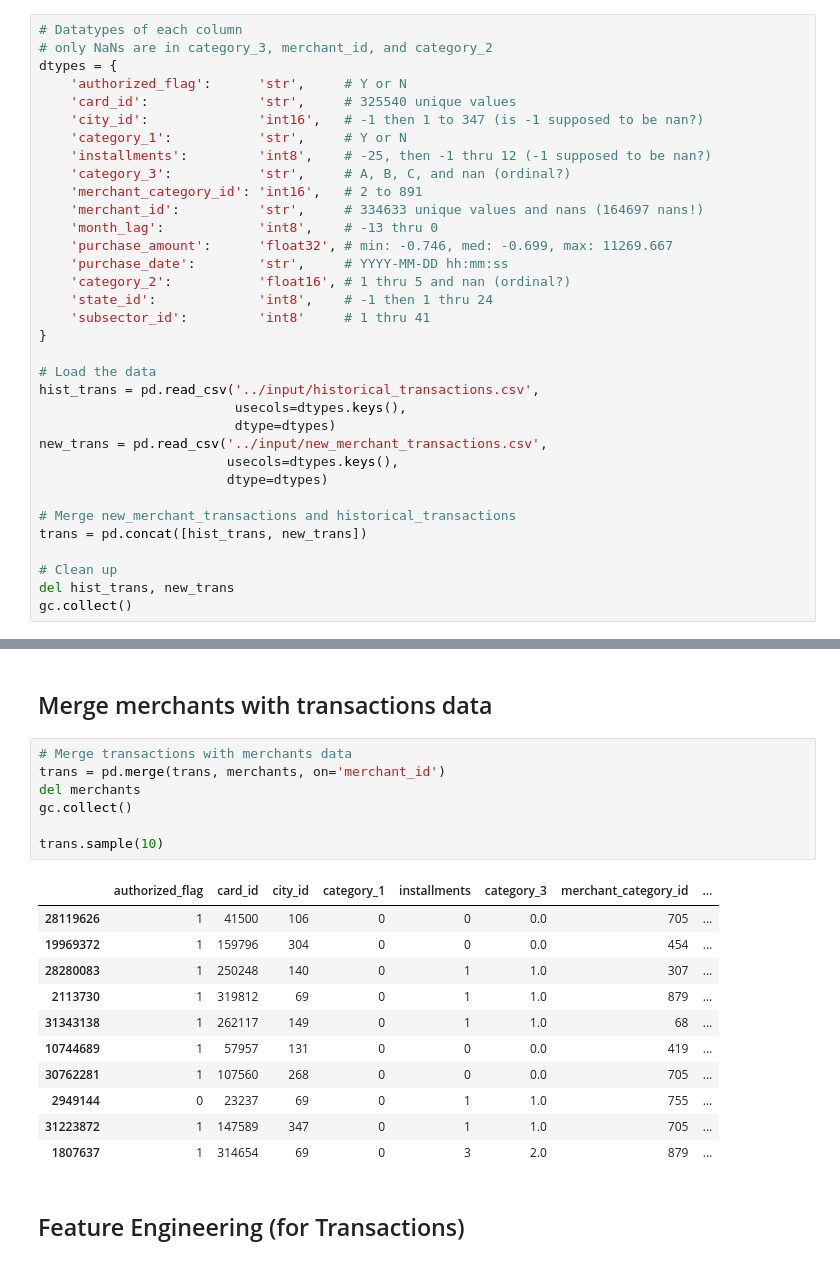
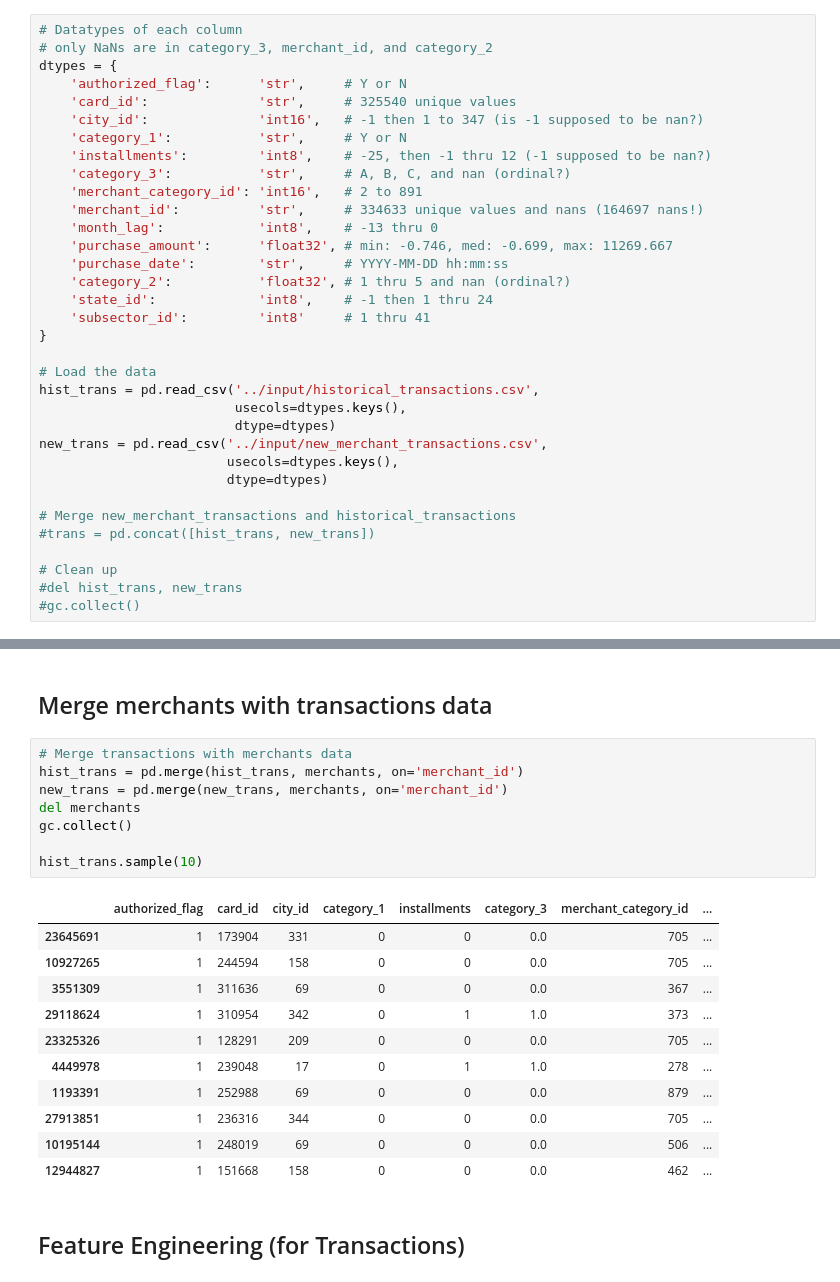
Before and after one commit to brendanhasz/thefantastic3-elo, a Jupyter notebook: Transactions_FeatureEngineering.ipynb, the cells around one changed output, grey strips where cells are left out. Saved outputs shown, nothing was run; the diff lists cells and outputs as text.

```diff
--- a/Transactions_FeatureEngineering.ipynb
+++ b/Transactions_FeatureEngineering.ipynb
@@ -265,7 +280,7 @@ dtypes = {
     'month_lag':            'int8',    # -13 thru 0
     'purchase_amount':      'float32', # min: -0.746, med: -0.699, max: 11269.667
     'purchase_date':        'str',     # YYYY-MM-DD hh:mm:ss
-    'category_2':           'float16', # 1 thru 5 and nan (ordinal?)
+    'category_2':           'float32', # 1 thru 5 and nan (ordinal?)
     'state_id':             'int8',    # -1 then 1 thru 24
     'subsector_id':         'int8'     # 1 thru 41
 }
@@ -279,8 +294,8 @@ new_trans = pd.read_csv('../input/new_merchant_transactions.csv',
                         dtype=dtypes)
 
 # Merge new_merchant_transactions and historical_transactions
-trans = pd.concat([hist_trans, new_trans])
+#trans = pd.concat([hist_trans, new_trans])
 
 # Clean up
-del hist_trans, new_trans
-gc.collect()
+#del hist_trans, new_trans
+#gc.collect()
@@ -320,23 +334,24 @@ preprocess_trans_data(trans)
 ## Merge merchants with transactions data
 # %%
 # Merge transactions with merchants data
-trans = pd.merge(trans, merchants, on='merchant_id')
+hist_trans = pd.merge(hist_trans, merchants, on='merchant_id')
+new_trans = pd.merge(new_trans, merchants, on='merchant_id')
 del merchants
 gc.collect()
 
-trans.sample(10)
+hist_trans.sample(10)
 # %% [output]
 |  | authorized_flag | card_id | city_id | category_1 | installments | category_3 | merchant_category_id | ... |
-| 28119626 | 1 | 41500 | 106 | 0 | 0 | 0.0 | 705 | ... |
-| 19969372 | 1 | 159796 | 304 | 0 | 0 | 0.0 | 454 | ... |
-| 28280083 | 1 | 250248 | 140 | 0 | 1 | 1.0 | 307 | ... |
-| 2113730 | 1 | 319812 | 69 | 0 | 1 | 1.0 | 879 | ... |
-| 31343138 | 1 | 262117 | 149 | 0 | 1 | 1.0 | 68 | ... |
-| 10744689 | 1 | 57957 | 131 | 0 | 0 | 0.0 | 419 | ... |
-| 30762281 | 1 | 107560 | 268 | 0 | 0 | 0.0 | 705 | ... |
-| 2949144 | 0 | 23237 | 69 | 0 | 1 | 1.0 | 755 | ... |
-| 31223872 | 1 | 147589 | 347 | 0 | 1 | 1.0 | 705 | ... |
-| 1807637 | 1 | 314654 | 69 | 0 | 3 | 2.0 | 879 | ... |
+| 23645691 | 1 | 173904 | 331 | 0 | 0 | 0.0 | 705 | ... |
+| 10927265 | 1 | 244594 | 158 | 0 | 0 | 0.0 | 705 | ... |
+| 3551309 | 1 | 311636 | 69 | 0 | 0 | 0.0 | 367 | ... |
+| 29118624 | 1 | 310954 | 342 | 0 | 1 | 1.0 | 373 | ... |
+| 23325326 | 1 | 128291 | 209 | 0 | 0 | 0.0 | 705 | ... |
+| 4449978 | 1 | 239048 | 17 | 0 | 1 | 1.0 | 278 | ... |
+| 1193391 | 1 | 252988 | 69 | 0 | 0 | 0.0 | 879 | ... |
+| 27913851 | 1 | 236316 | 344 | 0 | 0 | 0.0 | 705 | ... |
+| 10195144 | 1 | 248019 | 69 | 0 | 0 | 0.0 | 506 | ... |
+| 12944827 | 1 | 151668 | 158 | 0 | 0 | 0.0 | 462 | ... |
 # %% [markdown]
 ## Feature Engineering (for Transactions)
 # %% [markdown]
```
Also changed, not shown: parts of 37 cells of this notebook.
